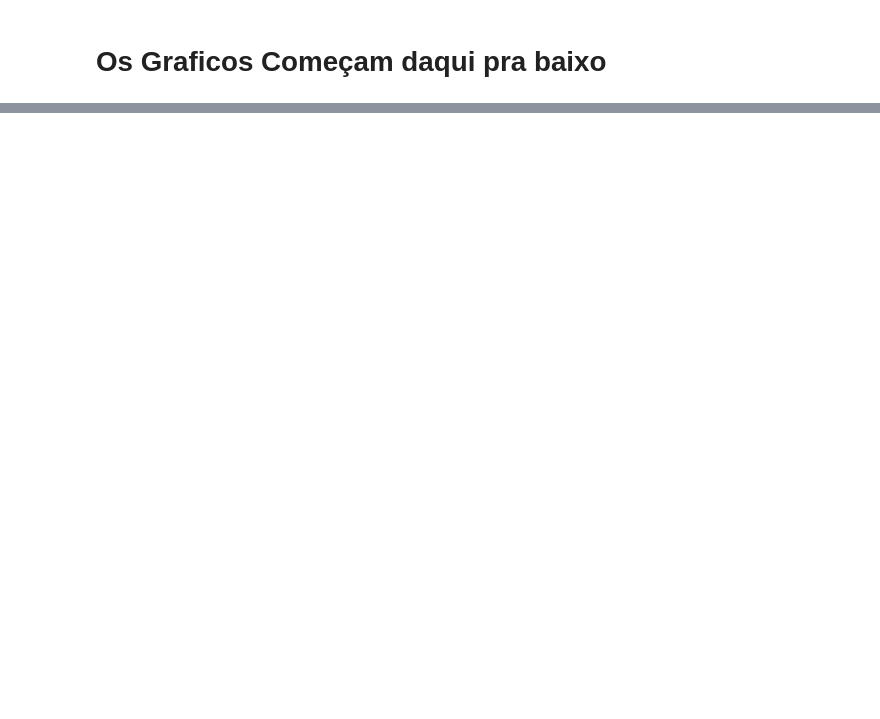
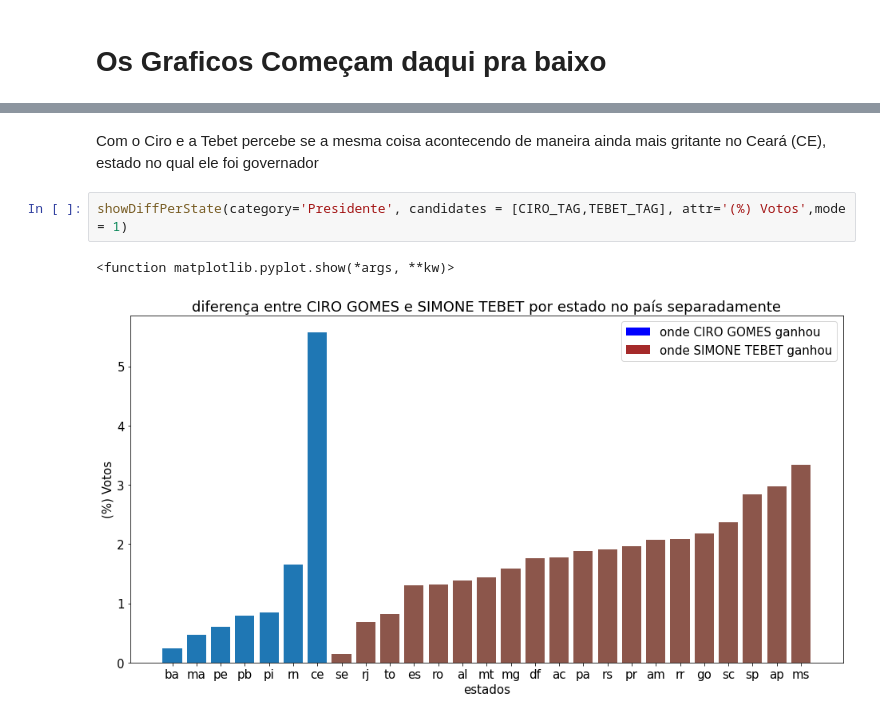
Before and after one commit to luisArthurRodriguesDaSilva/analise-eleicoes-brasileiras-2022, a Jupyter notebook: apuração.ipynb, the cells around one changed output, grey strips where cells are left out. Saved outputs shown, nothing was run; the diff lists cells and outputs as text; blank space fills up the shorter version.

```diff
--- a/apuração.ipynb
+++ b/apuração.ipynb
@@ -188,0 +180,7 @@ plt.show()
+# %% [markdown]
+Com o Ciro e a Tebet percebe se a mesma coisa acontecendo de maneira ainda mais gritante no Ceará (CE), estado no qual ele foi governador
+# %%
+showDiffPerState(category='Presidente', candidates = [CIRO_TAG,TEBET_TAG], attr='(%) Votos',mode = 1)
+# %% [output]
+<function matplotlib.pyplot.show(*args, **kw)>
+[figure, added]
```
Also changed, not shown: parts of 13 cells of this notebook.
